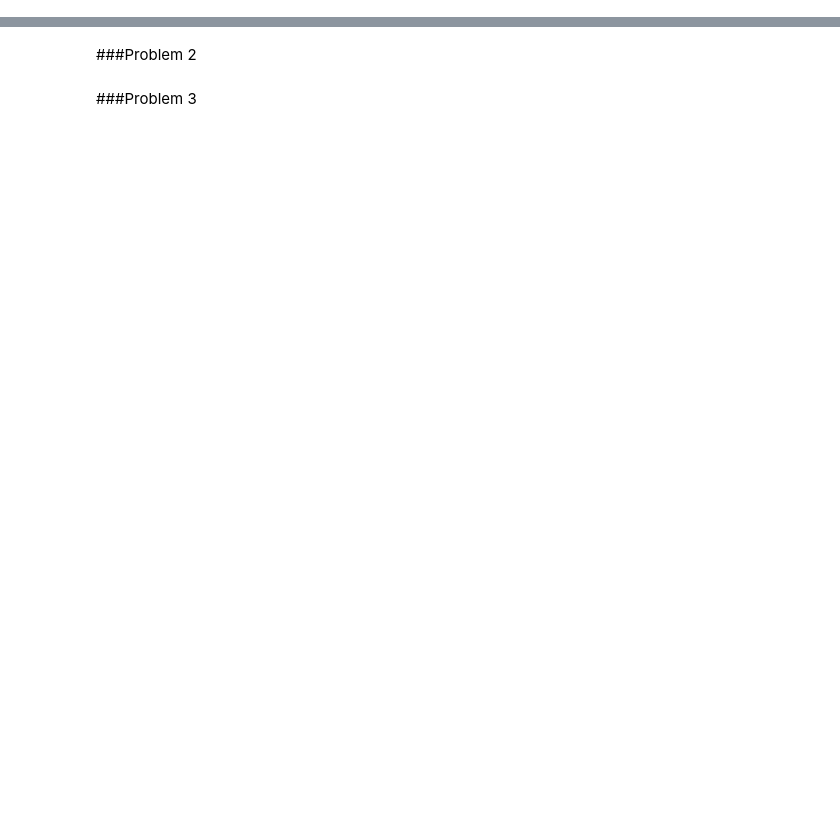
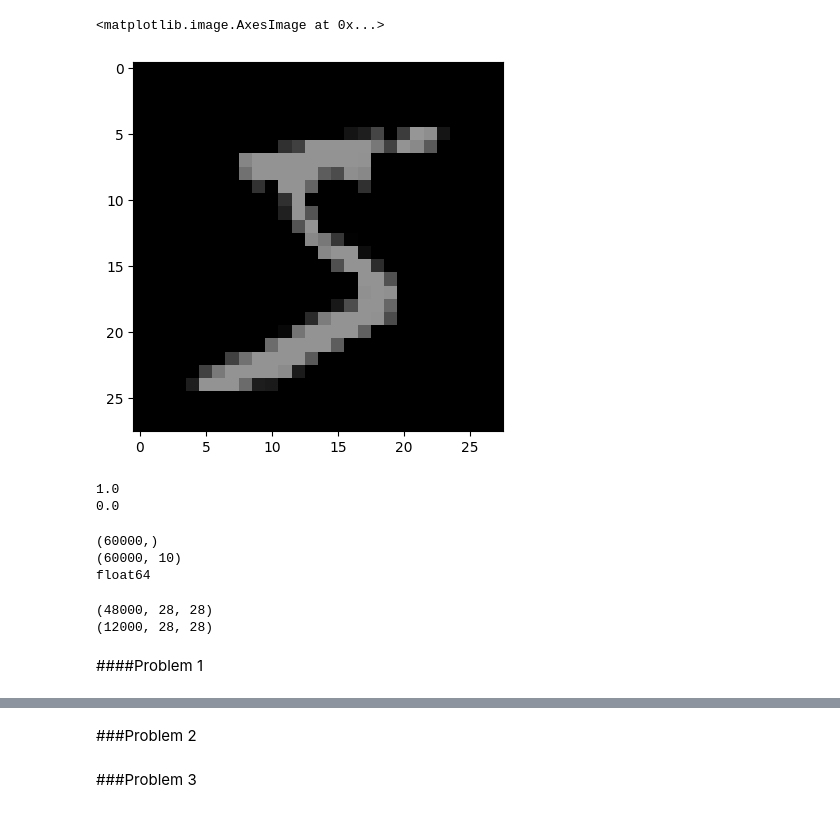
Before and after one commit to aderibigbeolamide/Assignment_Machine_Learning, a Jupyter notebook: DeepNeuralNetwork.ipynb, the cells around one changed output, grey strips where cells are left out. Saved outputs shown, nothing was run; the diff lists cells and outputs as text; code cells hidden in the pictures; blank space fills up the shorter version.

```diff
--- a/DeepNeuralNetwork.ipynb
+++ b/DeepNeuralNetwork.ipynb
@@ -69,0 +57,11 @@ class FC:
+# %%
+index = 0
+image = X_train[index].reshape(28, 28)
+image = image.astype(np.float64)  # Convert to float type using np.float64
+image -= 105.35  # Intentionally try to create a negative decimal value
+
+plt.imshow(image, 'gray')
+plt.title('label : {}'.format(y_train[index]))
+plt.show()
+
+print(image)  # Check the value
@@ -69,0 +87,35 @@ class FC:
+# %%
+plt.imshow(image, 'gray', vmin = 0, vmax = 255)
+# %% [output]
+<matplotlib.image.AxesImage at 0x...>
+[figure, added]
+# %%
+X_train = X_train.astype(np.float64)
+X_test = X_test.astype(np.float64)
+X_train /= 255
+X_test /= 255
+print(X_train.max()) # 1.0
+print(X_train.min()) # 0.0
+# %% [output]
+1.0
+0.0
+# %%
+enc = OneHotEncoder(handle_unknown='ignore', sparse=False)
+y_train_one_hot = enc.fit_transform(y_train[:, np.newaxis])
+y_test_one_hot = enc.transform(y_test[:, np.newaxis])
+print(y_train.shape) # (60000,)
+print(y_train_one_hot.shape) # (60000, 10)
+print(y_train_one_hot.dtype) # float64
+# %% [output]
+(60000,)
+(60000, 10)
+float64
+# %%
+X_train, X_val, y_train, y_val = train_test_split(X_train, y_train, test_size=0.2)
+print(X_train.shape) # (48000, 784)
+print(X_val.shape) # (12000, 784)
+# %% [output]
+(48000, 28, 28)
+(12000, 28, 28)
+# %% [markdown]
+####Problem 1
```
Also changed, not shown: parts of 19 cells of this notebook.
